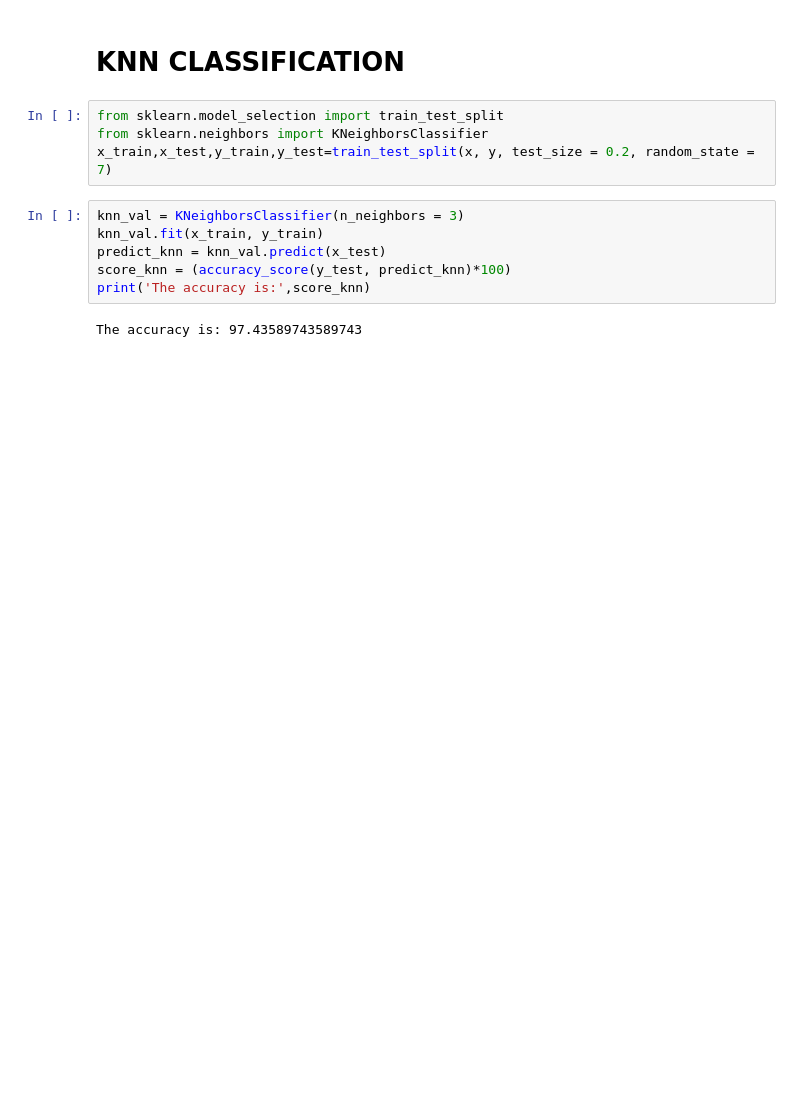
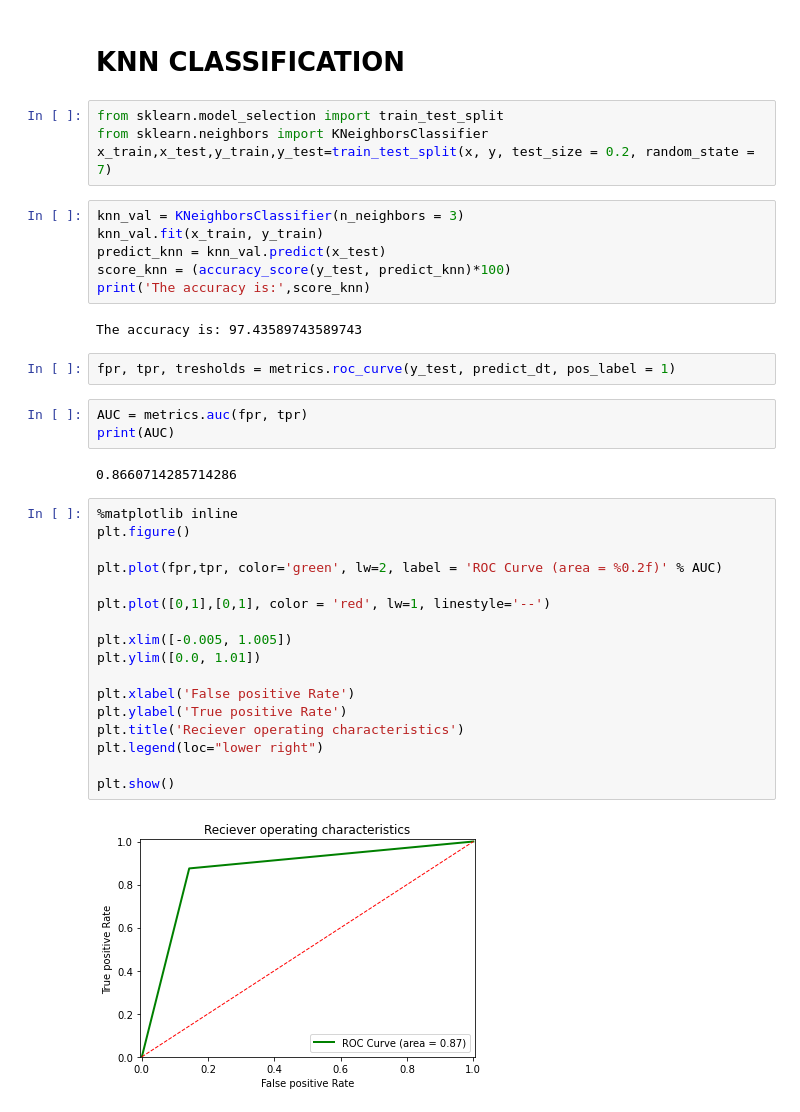
Before and after one commit to ashishgurung305/Detecting-Parkision-s-Disease, a Jupyter notebook: ParkinsonDetectingUsingDecisionandKNN.ipynb, the cells around one changed output. Cells and saved outputs as stored; diff of their text form; blank space fills up the shorter version.

```diff
--- a/ParkinsonDetectingUsingDecisionandKNN.ipynb
+++ b/ParkinsonDetectingUsingDecisionandKNN.ipynb
@@ -176,3 +178,29 @@ score_knn = (accuracy_score(y_test, predict_knn)*100)
 print('The accuracy is:',score_knn)
 # %% [output]
 The accuracy is: 97.43589743589743
+# %%
+fpr, tpr, tresholds = metrics.roc_curve(y_test, predict_dt, pos_label = 1)
+# %%
+AUC = metrics.auc(fpr, tpr)
+print(AUC)
+# %% [output]
+0.8660714285714286
+# %%
+%matplotlib inline
+plt.figure()
+
+plt.plot(fpr,tpr, color='green', lw=2, label = 'ROC Curve (area = %0.2f)' % AUC)
+
+plt.plot([0,1],[0,1], color = 'red', lw=1, linestyle='--')
+
+plt.xlim([-0.005, 1.005])
+plt.ylim([0.0, 1.01])
+
+plt.xlabel('False positive Rate')
+plt.ylabel('True positive Rate')
+plt.title('Reciever operating characteristics')
+plt.legend(loc="lower right")
+
+plt.show()
+# %% [output]
+[figure, added]
```
Also changed, not shown: parts of 3 cells of this notebook.
